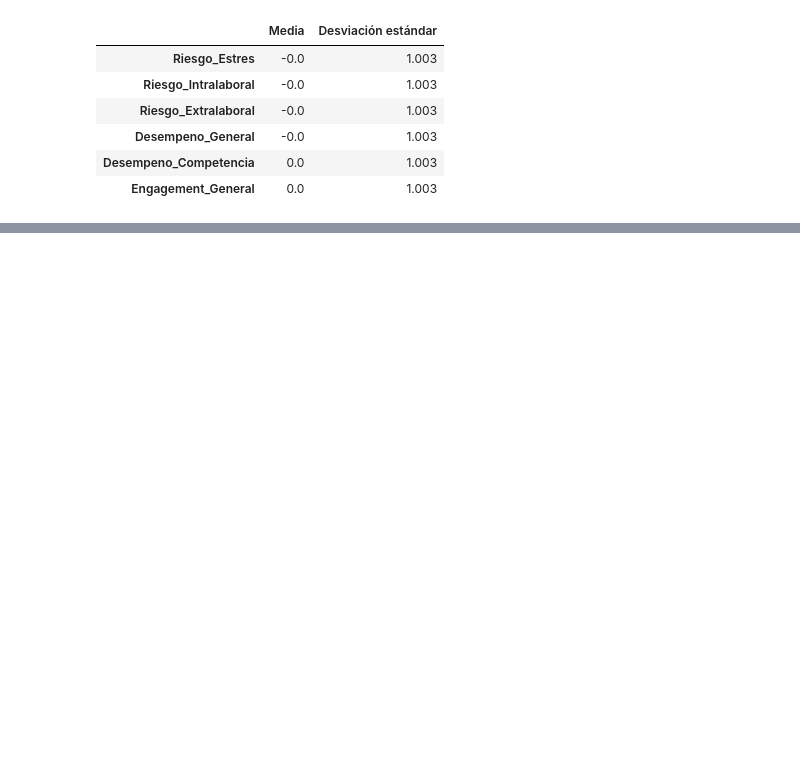
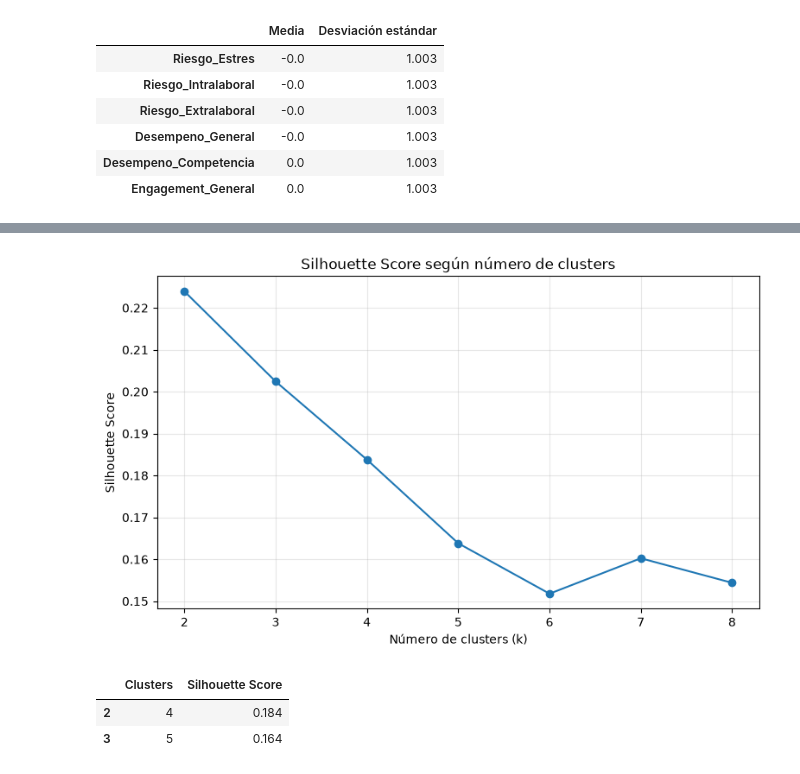
Before and after one commit to afobando94/MCD_AD_Taller1_clasificar_ofis, a Jupyter notebook: notebook/taller1_clasif_ofi.ipynb, the cells around one changed output, grey strips where cells are left out. Saved outputs shown, nothing was run; the diff lists cells and outputs as text; code cells hidden in the pictures; blank space fills up the shorter version.

```diff
--- a/notebook/taller1_clasif_ofi.ipynb
+++ b/notebook/taller1_clasif_ofi.ipynb
@@ -1436,0 +1498,29 @@ resumen_estandarizacion.round(3)
+# %%
+# Metodo Silhouette Score
+
+# Evaluar Silhouette Score para diferentes valores de k
+resultados_silhouette = []
+
+for k in valores_k:
+
+    modelo_kmeans = KMeans(
+        n_clusters=k,
+        random_state=42,
+        n_init=10
+    )
+
+    etiquetas = modelo_kmeans.fit_predict(X_cluster)
+
+    score = silhouette_score(
+        X_cluster,
+        etiquetas
+    )
+
+    resultados_silhouette.append({
+        'Clusters': k,
+        'Silhouette Score': score
+    })
+
+silhouette_df = pd.DataFrame(resultados_silhouette)
+
+silhouette_df.round(3)
@@ -1436,0 +1536,30 @@ resumen_estandarizacion.round(3)
+# %%
+plt.figure(figsize=(9, 5))
+
+plt.plot(
+    silhouette_df['Clusters'],
+    silhouette_df['Silhouette Score'],
+    marker='o'
+)
+
+plt.xlabel('Número de clusters (k)')
+plt.ylabel('Silhouette Score')
+plt.title('Silhouette Score según número de clusters')
+plt.xticks(valores_k)
+plt.grid(alpha=0.3)
+
+plt.show()
+# %% [output]
+[figure, added]
+# %%
+# Comparar específicamente las alternativas de 4 y 5 clusters
+
+comparacion_k = silhouette_df[
+    silhouette_df['Clusters'].isin([4, 5])
+].copy()
+
+comparacion_k.round(3)
+# %% [output]
+|  | Clusters | Silhouette Score |
+| 2 | 4 | 0.184 |
+| 3 | 5 | 0.164 |
```
Also changed, not shown: parts of 29 cells of this notebook, 2 other files.
